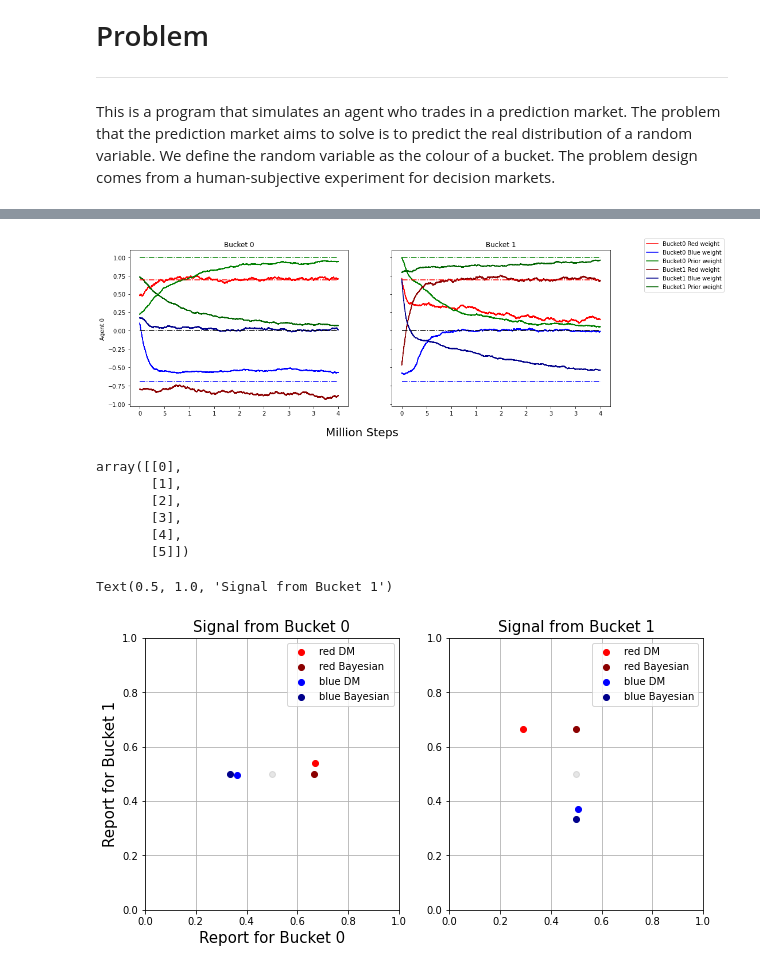
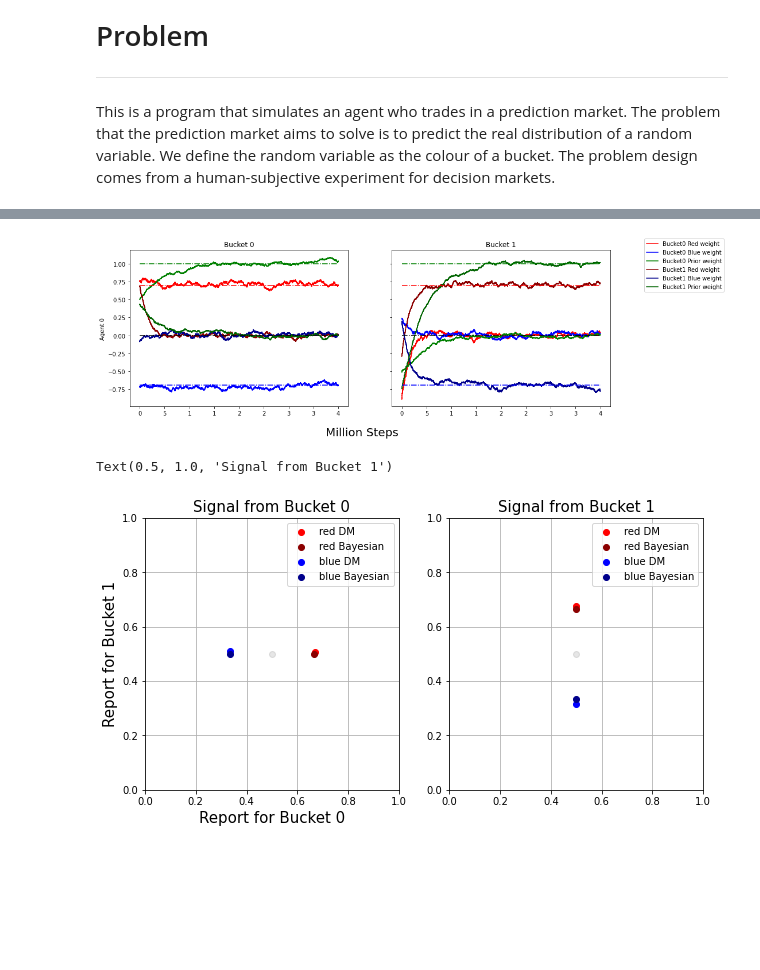
Before and after one commit to realwenlongwang/PeerPredictionPrincipalSignal, a Jupyter notebook: Stochastic_Gradient_Bandit_with_Continous_Action_Space.ipynb, the cells around one changed output, grey strips where cells are left out. Cells and saved outputs as stored; diff of their text form; code cells hidden in the pictures; blank space fills up the shorter version.

```diff
--- a/Stochastic_Gradient_Bandit_with_Continous_Action_Space.ipynb
+++ b/Stochastic_Gradient_Bandit_with_Continous_Action_Space.ipynb
@@ -31,9 +31,9 @@ pr_red_ball_red_bucket = 2/3
 pr_red_ball_blue_bucket = 1/3
 # prior_red_list = logit([2/3, 1/2, 1/3])
 prior_red_list = None
-preferred_colour_pr_list = [0.9, 0.1]
+preferred_colour_pr_list = [0.5, 0.5]
 score_func = ScoreFunction.LOG
-decision_rule = DecisionRule.DETERMINISTIC
+decision_rule = DecisionRule.STOCHASTIC
 agent_list = []
 evaluation_step = 10
 weights_init = WeightsInit.RANDOM
@@ -241,4 +237,4 @@ fig.text(0.5, 0.0, 'Million Steps', ha='center', va='center', fontsize=20)
 
 plt.savefig(dir_path + 'mean_weights.png', bbox_inches='tight')
 # %% [output]
-[figure, old version]
+[figure, new version]
@@ -248,12 +241,3 @@ signal = np.array([[1, 0, 1, 0, 0, -1]]).reshape(1, 6)
-# %%
-w_v
-# %% [output]
-array([[0],
-       [1],
-       [2],
-       [3],
-       [4],
-       [5]])
 # %%
 def signal_encode(ball_colour, bucket_no, prior_pair):
     ball_col_val_map = {'red': 0, 'blue': 1}
@@ -286,35 +270,38 @@ for ball_col in ['red', 'blue']:
             reports = np.empty((0, 2), float)
 
             if ag_i == 0:
                 prev_reports = np.zeros(2)
                 prev_ba_reports = np.zeros(2)
 
             signal_array = signal_encode(ball_col, bucket_i, prev_reports)
             reports = context_weights_report(signal_array, weight_mat)
             ba_signal_array = signal_encode(ball_col, bucket_i, prev_ba_reports)
             ba_reports = BayesianUpdateMat(signal_array, pr_red_ball_red_bucket, pr_red_ball_blue_bucket)
 
             axs[ag_i, bucket_i].scatter(expit(reports[0, 0]), expit(reports[0, 1]), marker='o', color=ball_col, label=f'{ball_col} DM')
             axs[ag_i, bucket_i].scatter(expit(ba_reports[0]), expit(ba_reports[1]), marker='o', color=f'dark{ball_col}', label=f'{ball_col} Bayesian')
             axs[ag_i, bucket_i].set_ylim(0.0, 1)
             axs[ag_i, bucket_i].set_xlim(0.0, 1)
-            axs[ag_i, bucket_i].legend()
             axs[ag_i, bucket_i].grid(True)
             if ag_i == 0:
                 axs[ag_i, bucket_i].scatter(0.5, 0.5, marker='o', color='grey', alpha=0.1)
             else:
                 axs[ag_i, bucket_i].scatter(expit(prev_reports[0, 0]), expit(prev_reports[0, 1]), marker='o', color=ball_col, alpha=0.1)
 
             axs[-1, 0].set_xlabel('Report for Bucket 0', fontsize=15)
             axs[-1, 0].set_ylabel('Report for Bucket 1', fontsize=15)
 
             prev_reports = reports.copy()
             prev_ba_reports = ba_reports.copy()
+
+axs[0, 0].legend(loc='upper left', ncol=2, fontsize=10)
 axs[0, 0].set_title('Signal from Bucket 0', fontsize=15)
 axs[0, 1].set_title('Signal from Bucket 1', fontsize=15)
+
+plt.savefig(dir_path + 'reports.png', bbox_inches='tight')
 # %% [output]
 Text(0.5, 1.0, 'Signal from Bucket 1')
-[figure, old version]
+[figure, new version]
 # %%
 # feature_num=3
 # for agent in agent_list:
```
Also changed, not shown: parts of 9 cells of this notebook, 4 other files.
